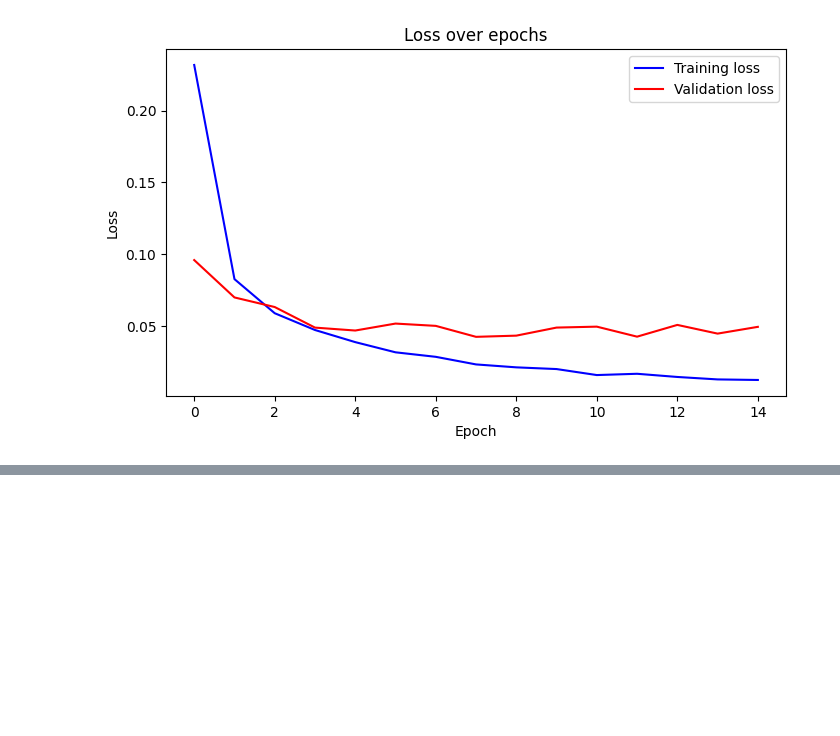
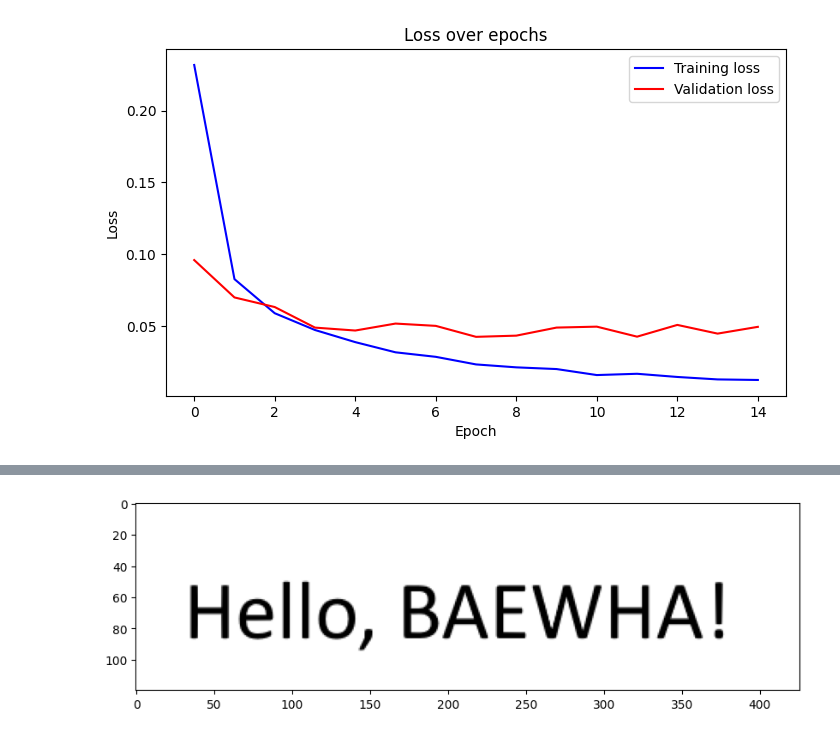
Before and after one commit to yeeun0813/baewha, a Jupyter notebook: 인공지능응용4월.ipynb, the cells around one changed output, grey strips where cells are left out. Cells and saved outputs as stored; diff of their text form; code cells hidden in the pictures; blank space fills up the shorter version.

```diff
--- a/인공지능응용4월.ipynb
+++ b/인공지능응용4월.ipynb
@@ -325,0 +404,10 @@ model, optimizer, _ = training_loop(model, criterion, optimizer, train_loader,
+# %%
+# Load image
+image = Image.open("./ocr_test_image/test_01.png").convert("RGB")
+
+plt.figure(figsize=(10, 10))
+plt.imshow(image)
+plt.axis("on")
+plt.show()
+# %% [output]
+[figure, added]
```
Also changed, not shown: parts of 9 cells of this notebook.
